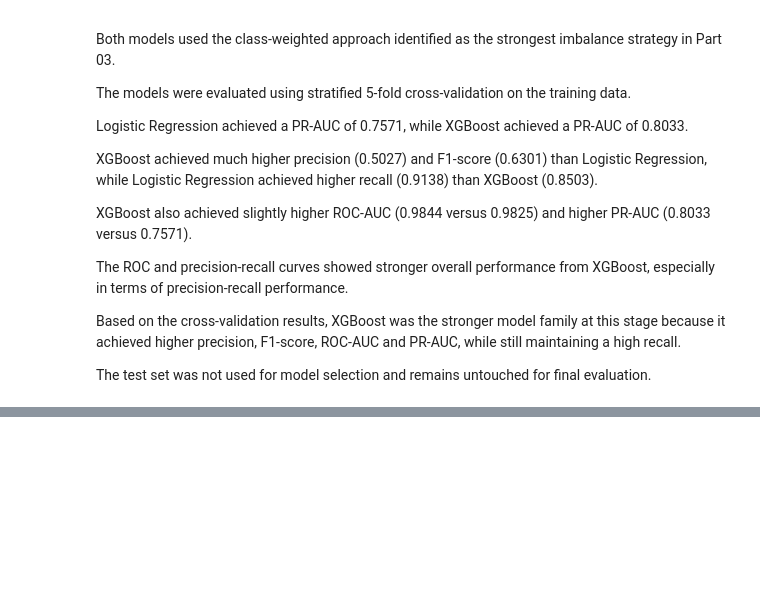
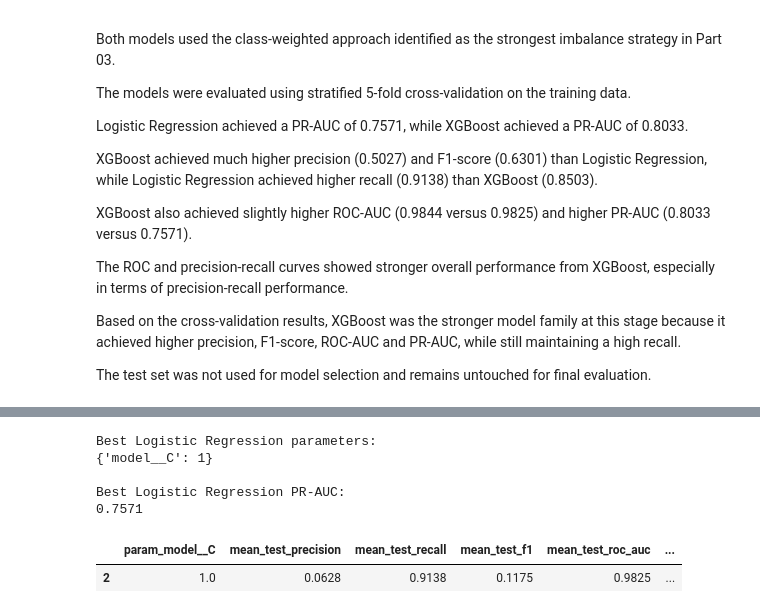
Before and after one commit to francisparwez/credit-card-fraud-detection, a Jupyter notebook: notebooks/01_credit_card_fraud_detection.ipynb, the cells around one changed output, grey strips where cells are left out. Cells and saved outputs as stored; diff of their text form; code cells hidden in the pictures; blank space fills up the shorter version.

```diff
--- a/notebooks/01_credit_card_fraud_detection.ipynb
+++ b/notebooks/01_credit_card_fraud_detection.ipynb
@@ -1126,0 +1151,8 @@ The test set was not used for model selection and remains untouched for final ev
+# %%
+tuning_scoring = {
+    "precision": "precision",
+    "recall": "recall",
+    "f1": "f1",
+    "roc_auc": "roc_auc",
+    "pr_auc": "average_precision"
+}
@@ -1126,0 +1163,11 @@ The test set was not used for model selection and remains untouched for final ev
+# %%
+logistic_grid_search = GridSearchCV(
+    estimator=logistic_model,
+    param_grid=logistic_param_grid,
+    scoring=tuning_scoring,
+    refit="pr_auc",
+    cv=cv,
+    n_jobs=-1
+)
+
+logistic_grid_search.fit(X_train, y_train)
@@ -1126,0 +1186,32 @@ The test set was not used for model selection and remains untouched for final ev
+# %%
+print("Best Logistic Regression parameters:")
+print(logistic_grid_search.best_params_)
+
+print("\nBest Logistic Regression PR-AUC:")
+print(round(logistic_grid_search.best_score_, 4))
+# %% [output]
+Best Logistic Regression parameters:
+{'model__C': 1}
+
+Best Logistic Regression PR-AUC:
+0.7571
+# %%
+logistic_cv_results = pd.DataFrame(
+    logistic_grid_search.cv_results_
+)
+
+logistic_tuning_summary = logistic_cv_results[
+    logistic_cv_results["rank_test_pr_auc"] == 1
+][[
+    "param_model__C",
+    "mean_test_precision",
+    "mean_test_recall",
+    "mean_test_f1",
+    "mean_test_roc_auc",
+    "mean_test_pr_auc"
+]]
+
+logistic_tuning_summary.round(4)
+# %% [output]
+|  | param_model__C | mean_test_precision | mean_test_recall | mean_test_f1 | mean_test_roc_auc | ... |
+| 2 | 1.0 | 0.0628 | 0.9138 | 0.1175 | 0.9825 | ... |
```
Also changed, not shown: parts of 20 cells of this notebook, 3 other files.
